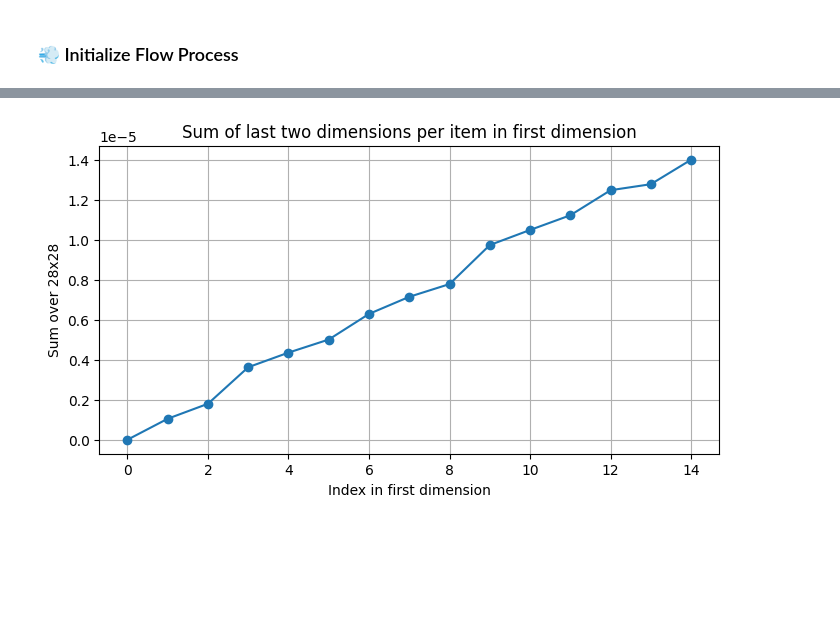
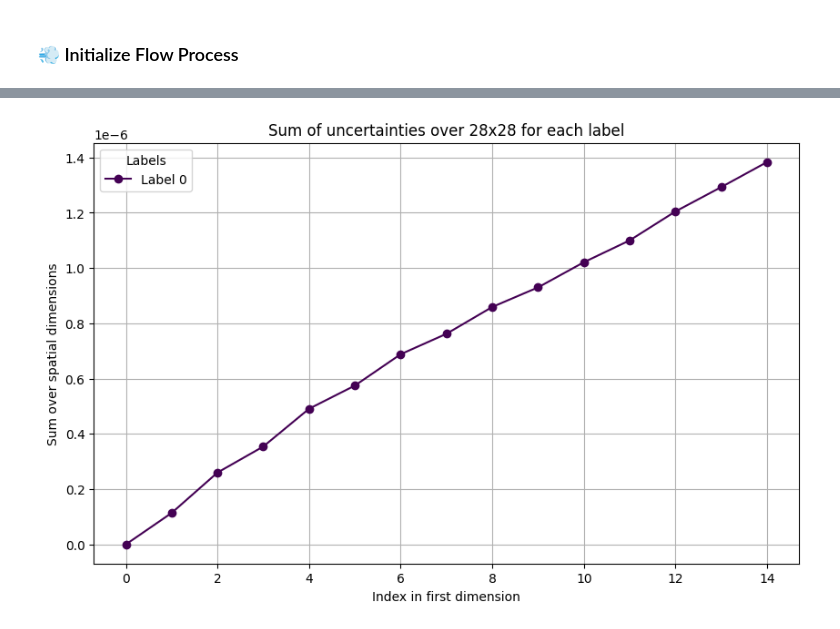
Before and after one commit to Jac-Zac/PML_DL_Final_Project, a Jupyter notebook: notebooks/notebook_llla_flow.ipynb, the cells around one changed output, grey strips where cells are left out. Drawn from its saved outputs; the diff is of its cells as text; code cells hidden in the pictures; blank space fills up the shorter version.

```diff
--- a/notebooks/notebook_llla_flow.ipynb
+++ b/notebooks/notebook_llla_flow.ipynb
@@ -117,24 +116,26 @@ Laplace fitting completed on last layer of the diffusion model.
 ### 💨 Initialize Flow Process
 # %%
 # NOTE: total steps and num intermediate have to match in this flow matching implementation
-total_steps = 20
+total_steps = 50
 num_intermediate = 15
+n_samples = 1
 
 # Initialize uncertainty-aware diffusion (same interface as base class)
 flow = UQFlowMatching(img_size=mnist_config.data.image_size, device=device)
 
+# NOTE: If we prouce multiple images then the scale is the same for all of them and it doesn't show well
 all_samples_grouped, uncertainties = plot_image_uncertainty_grid(
         model=laplace_model,
         method_instance=flow,
         num_intermediate=num_intermediate,
-        n=1,
+        n=n_samples,
         total_steps=total_steps,
         save_dir=save_dir,
         device=device,
         num_classes=num_classes,
         cov_num_sample=100,
-        # uq_cmp = "viridis",
-        uq_cmp = "grey",
+        uq_cmp = "viridis",
+        # uq_cmp = "grey",
     )
 # %%
 # Display samples grid
@@ -150,20 +151,33 @@ display(Image.open(out_path_unc))
 # %%
 import matplotlib.pyplot as plt
+import matplotlib.pyplot as plt
+import numpy as np
 
-# If I need to get just one of the samples
-sums = uncertainties[:, 0].sum(dim=[-1, -2])  # shape: [10, 1, 1]
-# sums = uncertainties.sum(dim=[-1, -2])  # shape: [10, 1, 1]
+# Assuming uncertainties shape: [num_intermediate, num_labels, height, width]
+num_intermediate = uncertainties.shape[0]
+num_labels = uncertainties.shape[1]
 
-# Flatten to shape
-sums_flat = sums.view(num_intermediate)
+# Define a colormap with enough distinct colors for each label
+cmap = plt.get_cmap("viridis", num_labels)
 
-# Plot
-plt.figure(figsize=(8, 4))
-plt.plot(range(num_intermediate), sums_flat.tolist(), marker='o', linestyle='-')
-plt.title("Sum of last two dimensions per item in first dimension")
+plt.figure(figsize=(10, 6))
+
+for label_idx in range(num_labels):
+    # Sum over the last two dimensions (height and width) for each label
+    sums = uncertainties[:, label_idx].sum(dim=[-1, -2])  # shape: [num_intermediate]
+
+    # Convert sums to a numpy array if needed (e.g., if using PyTorch)
+    if hasattr(sums, 'cpu'):
+        sums = sums.cpu().numpy()
+
+    # Plot with a distinct color for each label
+    plt.plot(range(num_intermediate), sums, marker='o', linestyle='-', color=cmap(label_idx), label=f"Label {label_idx}")
+
+plt.title("Sum of uncertainties over 28x28 for each label")
 plt.xlabel("Index in first dimension")
-plt.ylabel("Sum over 28x28")
+plt.ylabel("Sum over spatial dimensions")
 plt.grid(True)
+plt.legend(title="Labels")
 plt.show()
 # %% [output]
-[figure, old version]
+[figure, new version]
```
Also changed, not shown: parts of 2 cells of this notebook, 3 other files.
